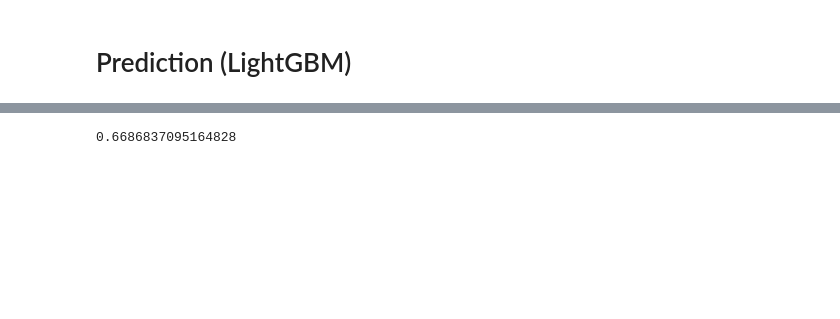
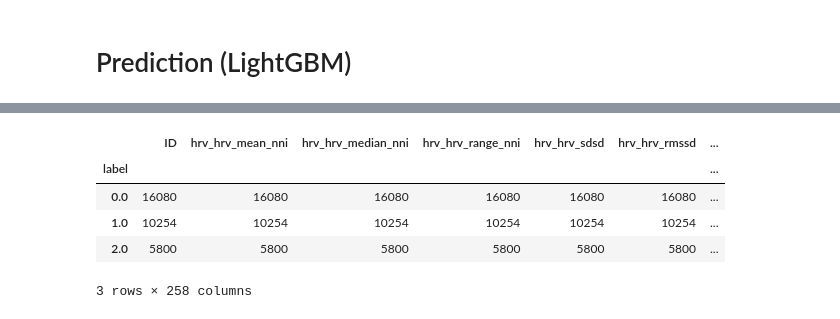
Before and after one commit to im-ethz/flirt, a Jupyter notebook: notebooks/evaluation_simon.ipynb, the cells around one changed output, grey strips where cells are left out. Drawn from its saved outputs; the diff is of its cells as text; code cells hidden in the pictures; blank space fills up the shorter version.

```diff
--- a/notebooks/evaluation_simon.ipynb
+++ b/notebooks/evaluation_simon.ipynb
@@ -282,10 +258,13 @@ df = data.replace([np.inf, -np.inf], np.nan) # np.inf leads to problems with som
 
 # Clean columns that contain a lot of nan values
 print(len(df), len(df.columns))
-df = df.dropna(axis=1, thresh=int(len(df)*0.99))
+df = df.dropna(axis=1, thresh=int(len(df)*0.8))
+df = df.dropna(axis=0)
 print(len(df), len(df.columns))
 print('Columns dropped: ', data.drop(df.columns, axis=1).columns.values)
 
+
+df.round(4)
 
 stats = []
 
@@ -299,11 +278,23 @@ print("running %d-fold CV..." % (cv.get_n_splits(X, y, groups)))
 for train_index, test_index in cv.split(X, y, groups):
     X_train, X_test = X.iloc[train_index], X.iloc[test_index]
     y_train, y_test = y.iloc[train_index], y.iloc[test_index]
+    y_train=y_train.astype(int)
+    y_test=y_test.astype(int)
 
-    params = {'objective': 'binary', 'is_unbalance': True}
-    model = lgb.LGBMClassifier(**params)
-    model.fit(X_train, y_train)
-    y_pred = model.predict(X_test)
+    #weights = compute_class_weight('balanced', 3, y_train)
+
+    #kliep = DensityRatioEstimator()
+    #kliep.fit(X_train, X_test) # keyword arguments are X_train and X_test
+    #weights = kliep.predict(X_train)
+
+    clf = LDA()
+    clf.fit(X_train, y_train)
+    y_pred = clf.predict(X_test)
+
+    #params = {'objective': 'multiclass','num_class':3}
+    #model = lgb.LGBMClassifier(**params)
+    #model.fit(X_train, y_train)
+    #y_pred = model.predict(X_test)
     stats.append({
         'f1': f1_score(y_test, y_pred, average="macro"),
         'accuracy': accuracy_score(y_test, y_pred)
@@ -352,4 +343,9 @@ weighted avg       0.77      0.70      0.69      2215
-# %%
-print(stats.accuracy.mean())
-# %% [output]
-0.6686837095164828
+# %%
+df.groupby('label').count()
+# %% [output]
+|  | ID | hrv_hrv_mean_nni | hrv_hrv_median_nni | hrv_hrv_range_nni | hrv_hrv_sdsd | hrv_hrv_rmssd | ... |
+| label |  |  |  |  |  |  | ... |
+| 0.0 | 16080 | 16080 | 16080 | 16080 | 16080 | 16080 | ... |
+| 1.0 | 10254 | 10254 | 10254 | 10254 | 10254 | 10254 | ... |
+| 2.0 | 5800 | 5800 | 5800 | 5800 | 5800 | 5800 | ... |
+3 rows × 258 columns
```
Also changed, not shown: parts of 12 cells of this notebook, 4 other files.
